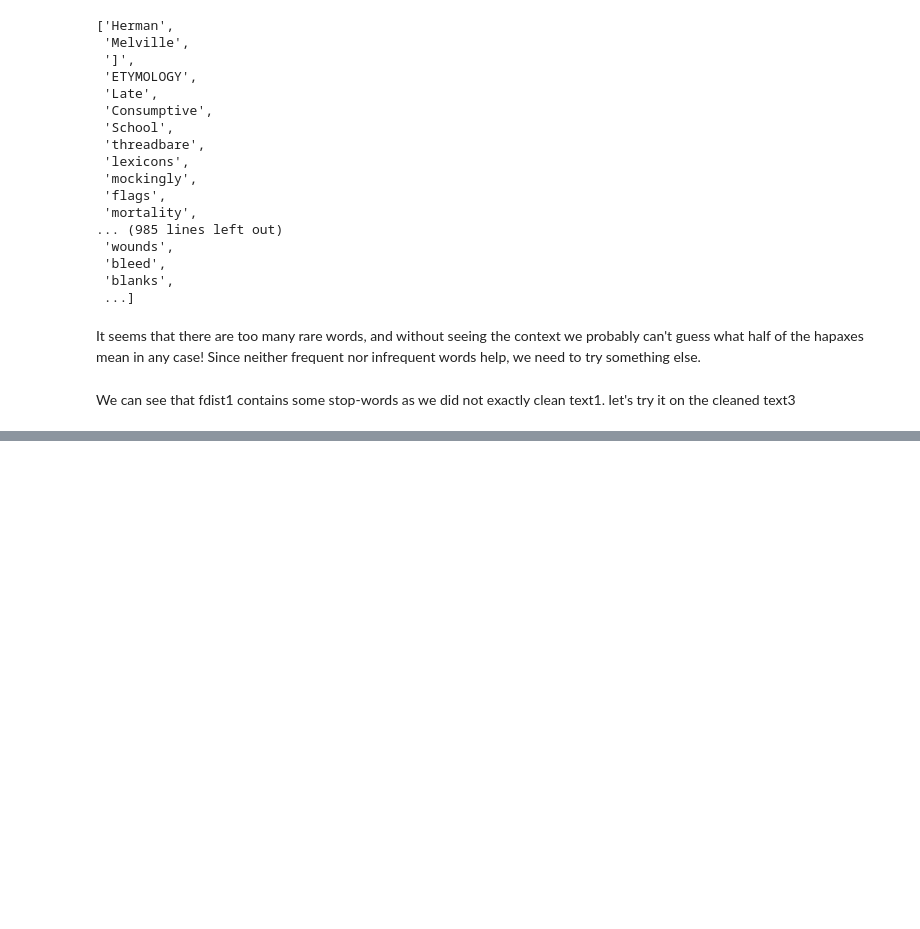
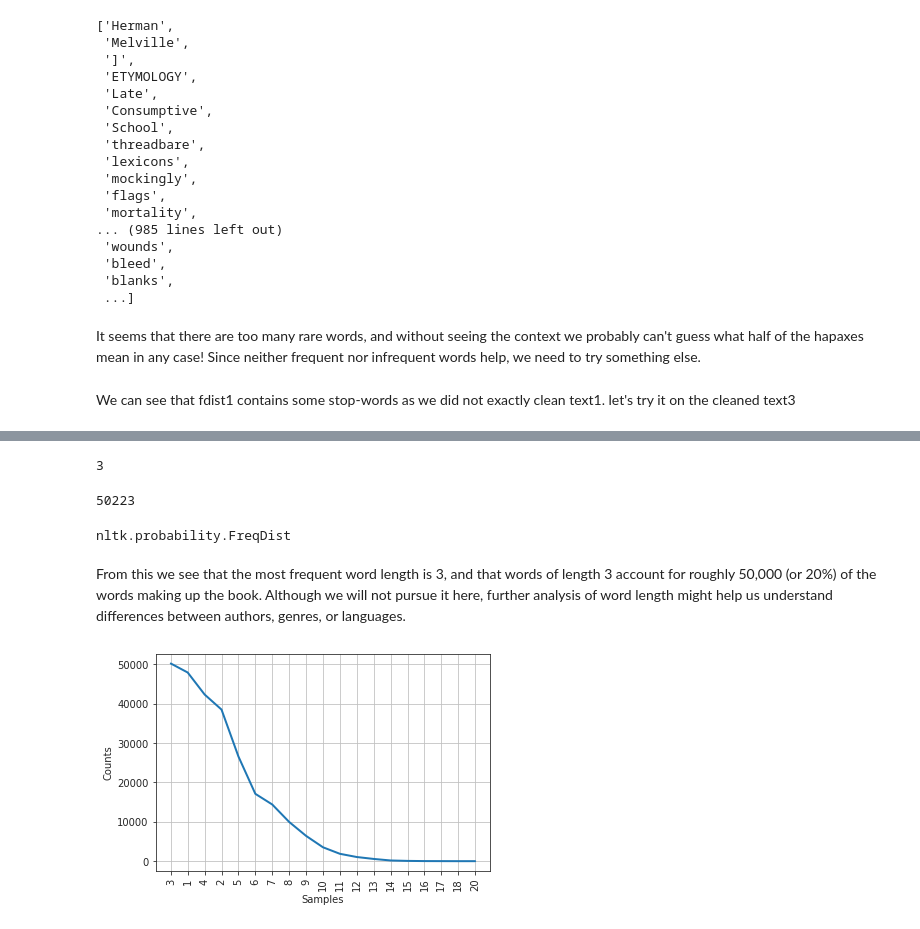
Before and after one commit to Lawrence-Krukrubo/Text-Based-AI, a Jupyter notebook: 1_getting_started_nltk.ipynb, the cells around one changed output, grey strips where cells are left out. Saved outputs shown, nothing was run; the diff lists cells and outputs as text; code cells hidden in the pictures; blank space fills up the shorter version.

```diff
--- a/1_getting_started_nltk.ipynb
+++ b/1_getting_started_nltk.ipynb
@@ -359,0 +537,3 @@ fdist3.most_common(10)
+# %%
+fdist = FreqDist(len(w) for w in text1)
+print(fdist)
@@ -359,0 +588,18 @@ fdist3.most_common(10)
+# %%
+fdist.max()
+# %% [output]
+3
+# %%
+fdist[3]
+# %% [output]
+50223
+# %%
+type(fdist)
+# %% [output]
+nltk.probability.FreqDist
+# %% [markdown]
+From this we see that the most frequent word length is 3, and that words of length 3 account for roughly 50,000 (or 20%) of the words making up the book. Although we will not pursue it here, further analysis of word length might help us understand differences between authors, genres, or languages.
+# %%
+fdist.plot()
+# %% [output]
+[figure, added]
```
Also changed, not shown: parts of 55 cells of this notebook.
